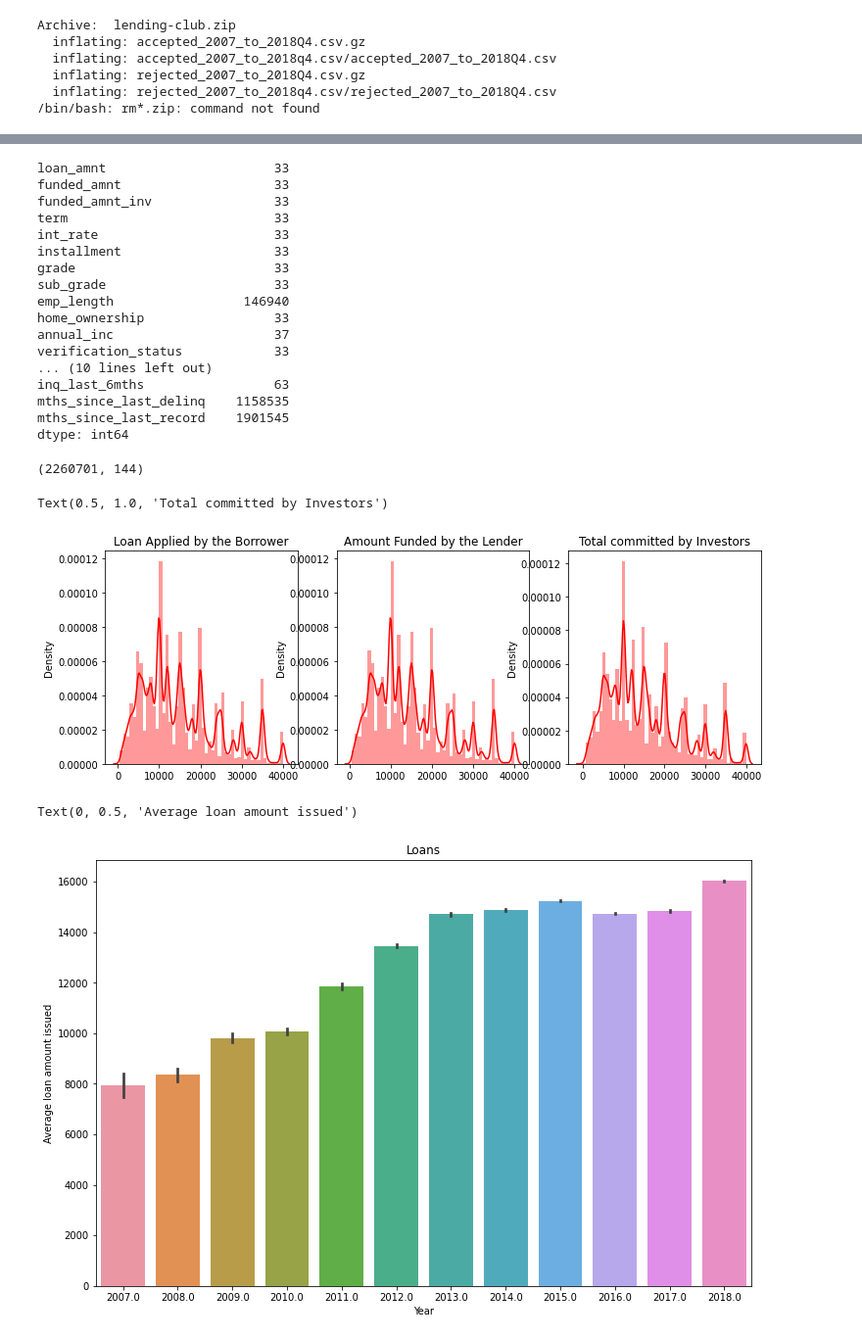
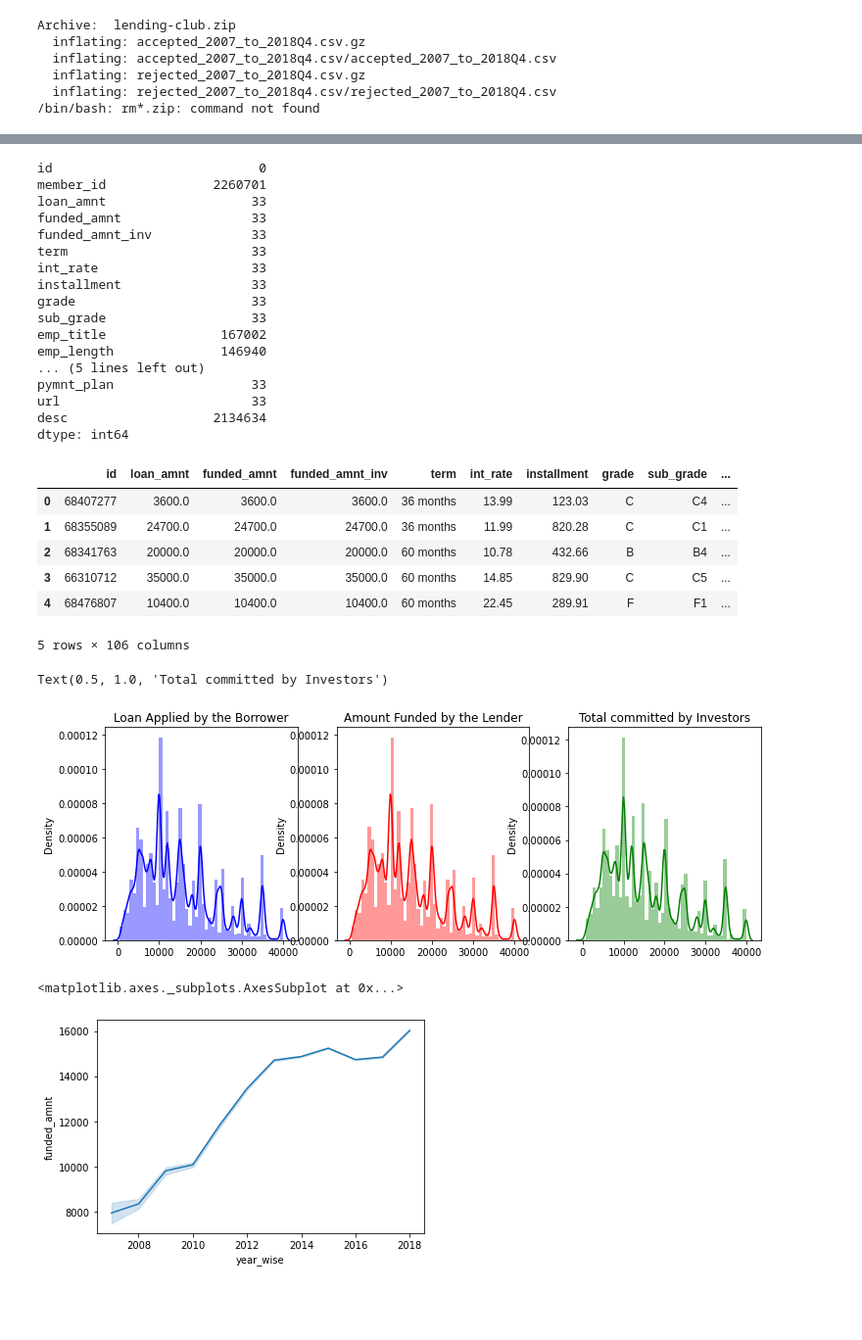
Before and after one commit to wasilone11/Data-Science-20-Feb-Optimizing-Lending-Club-s-Financial-Risk, a Jupyter notebook: Untitled.ipynb, the cells around one changed output, grey strips where cells are left out. Shown at 98% size. Saved outputs shown, nothing was run; the diff lists cells and outputs as text; code cells hidden in the pictures; blank space fills up the shorter version.

```diff
--- a/Untitled.ipynb
+++ b/Untitled.ipynb
@@ -55,28 +44,39 @@ df.head(20)
 # %%
 missing_values_count = df.isnull().sum()
-missing_values_count[0:25]
+missing_values_count[0:20]
 # %% [output]
-loan_amnt                      33
-funded_amnt                    33
-funded_amnt_inv                33
-term                           33
-int_rate                       33
-installment                    33
-grade                          33
-sub_grade                      33
-emp_length                 146940
-home_ownership                 33
-annual_inc                     37
-verification_status            33
-... (10 lines left out)
-inq_last_6mths                 63
-mths_since_last_delinq    1158535
-mths_since_last_record    1901545
+id                           0
+member_id              2260701
+loan_amnt                   33
+funded_amnt                 33
+funded_amnt_inv             33
+term                        33
+int_rate                    33
+installment                 33
+grade                       33
+sub_grade                   33
+emp_title               167002
+emp_length              146940
+... (5 lines left out)
+pymnt_plan                  33
+url                         33
+desc                   2134634
 dtype: int64
+# %%
+max_number_of_nas = 1000000
+df = df.loc[:, (df.isnull().sum(axis=0) < max_number_of_nas)]
+#helped us to remove columns with around half entries as NA
 # %%
 df.shape
+df.head()
 # %% [output]
+|  | id | loan_amnt | funded_amnt | funded_amnt_inv | term | int_rate | installment | grade | sub_grade | ... |
+| 0 | 68407277 | 3600.0 | 3600.0 | 3600.0 | 36 months | 13.99 | 123.03 | C | C4 | ... |
+| 1 | 68355089 | 24700.0 | 24700.0 | 24700.0 | 36 months | 11.99 | 820.28 | C | C1 | ... |
+| 2 | 68341763 | 20000.0 | 20000.0 | 20000.0 | 60 months | 10.78 | 432.66 | B | B4 | ... |
+| 3 | 66310712 | 35000.0 | 35000.0 | 35000.0 | 60 months | 14.85 | 829.90 | C | C5 | ... |
+| 4 | 68476807 | 10400.0 | 10400.0 | 10400.0 | 60 months | 22.45 | 289.91 | F | F1 | ... |
-(2260701, 144)
+5 rows × 106 columns
 # %%
 import matplotlib.pyplot as plt
 import seaborn as sns
@@ -87,24 +87,20 @@ funded_amnt = df["funded_amnt"].values
 funded_amnt_inv = df["funded_amnt_inv"].values
 
 
-sns.distplot(loan_amnt, ax=ax[0], color="red")
+sns.distplot(loan_amnt, ax=ax[0], color="blue")
 ax[0].set_title("Loan Applied by the Borrower", fontsize=12)
 sns.distplot(funded_amnt, ax=ax[1], color="red")
 ax[1].set_title("Amount Funded by the Lender", fontsize=12)
-sns.distplot(funded_amnt_inv, ax=ax[2], color="red")
+sns.distplot(funded_amnt_inv, ax=ax[2], color="green")
 ax[2].set_title("Total committed by Investors", fontsize=12)
 # %% [output]
 Text(0.5, 1.0, 'Total committed by Investors')
-[figure, old version]
+[figure, new version]
 # %%
 df['issue_d'].head()
 dt_series = pd.to_datetime(df['issue_d'])
-df['year'] = dt_series.dt.year
-plt.figure(figsize=(12,8))
-sns.barplot(x="year", y="funded_amnt", data=df)
-plt.title('Loans', fontsize=12)
-plt.xlabel('Year', fontsize=10)
-plt.ylabel('Average loan amount issued', fontsize=10)
+df['year_wise'] = dt_series.dt.year
+sns.lineplot(x="year_wise" , y="funded_amnt", data = df)
 # %% [output]
-Text(0, 0.5, 'Average loan amount issued')
+<matplotlib.axes._subplots.AxesSubplot at 0x...>
-[figure, old version]
+[figure, new version]
```
Also changed, not shown: parts of 3 cells of this notebook.
